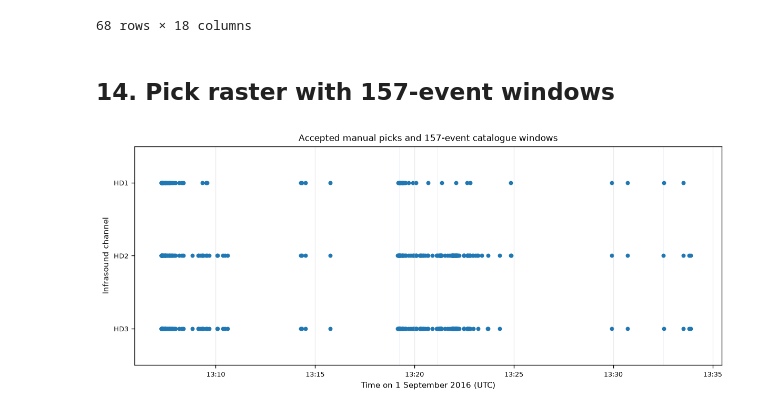
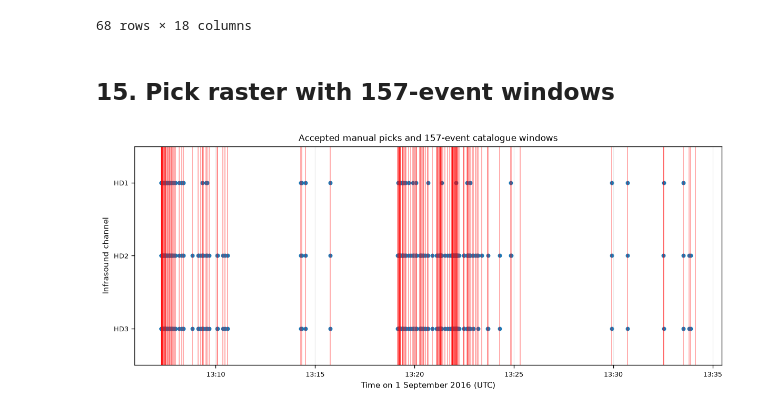
Before and after one commit to gthompson/KSCRocketSeismology, a Jupyter notebook: 08_fireball_paper/notebooks/04_reconcile_manual_event_catalogs.ipynb, the cells around one changed output. Saved outputs shown, nothing was run; the diff lists cells and outputs as text; code cells hidden in the pictures.

```diff
--- a/08_fireball_paper/notebooks/04_reconcile_manual_event_catalogs.ipynb
+++ b/08_fireball_paper/notebooks/04_reconcile_manual_event_catalogs.ipynb
@@ -201,11 +205,22 @@ Manual picks: 890
 # Use the full temporal extent of the 157-event catalogue, with a small
 # margin, rather than a hard-coded accident interval.
 margin_s = 1.0
-analysis_start_epoch_s = (
-    catalog_157["onTimeEpochS"].min() - margin_s
-)
-analysis_end_epoch_s = (
-    catalog_157["offTimeEpochS"].max() + margin_s
+analysis_start_epoch_s = catalog_157["onTimeEpochS"].min() - margin_s
+analysis_end_epoch_s = catalog_157["offTimeEpochS"].max() + margin_s
+
+# The archived Antelope picks use HD1–HD3, whereas the current StationXML and
+# waveform products use DD1–DD3. Keep the archived channel in `channel` and
+# use `analysis_channel` for all current geometry and waveform products.
+PRESSURE_CHANNEL_ALIASES = {
+    "HD1": "DD1",
+    "HD2": "DD2",
+    "HD3": "DD3",
+    "DD1": "DD1",
+    "DD2": "DD2",
+    "DD3": "DD3",
+}
+picks_all["analysis_channel"] = picks_all["channel"].map(
+    PRESSURE_CHANNEL_ALIASES
 )
 
 accepted_infrasound = picks_all.loc[
@@ -214,17 +229,17 @@ accepted_infrasound = picks_all.loc[
         analysis_end_epoch_s,
         inclusive="both",
     )
-    & picks_all["channel"].isin(["HD1", "HD2", "HD3"])
+    & picks_all["analysis_channel"].notna()
     & picks_all["phase_normalized"].eq("n")
     & ~picks_all["is_deleted"]
 ].copy()
 
 accepted_infrasound = accepted_infrasound.sort_values(
-    ["arrivalTimeEpochS", "channel", "pickIndex"]
+    ["arrivalTimeEpochS", "analysis_channel", "pickIndex"]
 ).reset_index(drop=True)
 
 print(
-    "Accepted HD1–HD3 N picks in the 157-catalogue interval:",
+    "Accepted infrasound N picks in the 157-catalogue interval:",
     len(accepted_infrasound),
 )
 display(
@@ -234,8 +249,16 @@ display(
             "arrival_time",
             "arrivalTimeEpochS",
             "channel",
+            "analysis_channel",
             "phase",
         ]
     ].head(12)
 )
+display(
+    accepted_infrasound["analysis_channel"]
+    .value_counts()
+    .sort_index()
+    .rename("accepted_pick_count")
+    .to_frame()
+)
 # %% [output]
@@ -1206,7 +1670,7 @@ waveform_review_list.to_csv(
 | 65 | 155 | last pick differs from offtime | 1 | 1.472737e+09 | 1.472737e+09 | 2016-09-01 13:33:49.509999989+00:00 | 2016-09-01 13:33:49.559999943+00:00 | ... |
 68 rows × 18 columns
 # %% [markdown]
-## 14. Pick raster with 157-event windows
+## 15. Pick raster with 157-event windows
 # %%
 channel_y = {"HD1": 3, "HD2": 2, "HD3": 1}
 
@@ -1217,32 +1681,33 @@ fig, ax = plt.subplots(figsize=(12.0, 4.5))
 
 ax.scatter(
     raster["arrival_time"],
     raster["channel_y"],
     s=14,
     label="Accepted picks",
 )
 
 for event in catalog_157_windows.itertuples(index=False):
     ax.axvspan(
         event.on_time,
         event.off_time,
-        alpha=0.08,
+        alpha=0.38,
+        color='red',
     )
 
 ax.set_yticks([1, 2, 3])
 ax.set_yticklabels(["HD3", "HD2", "HD1"])
 ax.set_ylim(0.5, 3.5)
 ax.set_xlabel("Time on 1 September 2016 (UTC)")
 ax.set_ylabel("Infrasound channel")
 ax.set_title("Accepted manual picks and 157-event catalogue windows")
 ax.xaxis.set_major_formatter(DateFormatter("%H:%M"))
 ax.grid(True, axis="x", alpha=0.25)
 
 fig.savefig(
     config.FIGURE_DIR / "04_accepted_pick_raster_with_catalog157.png",
     dpi=300,
     bbox_inches="tight",
 )
 plt.show()
 # %% [output]
-[figure, old version]
+[figure, new version]
```
Also changed, not shown: parts of 21 cells of this notebook, 7 other files.
